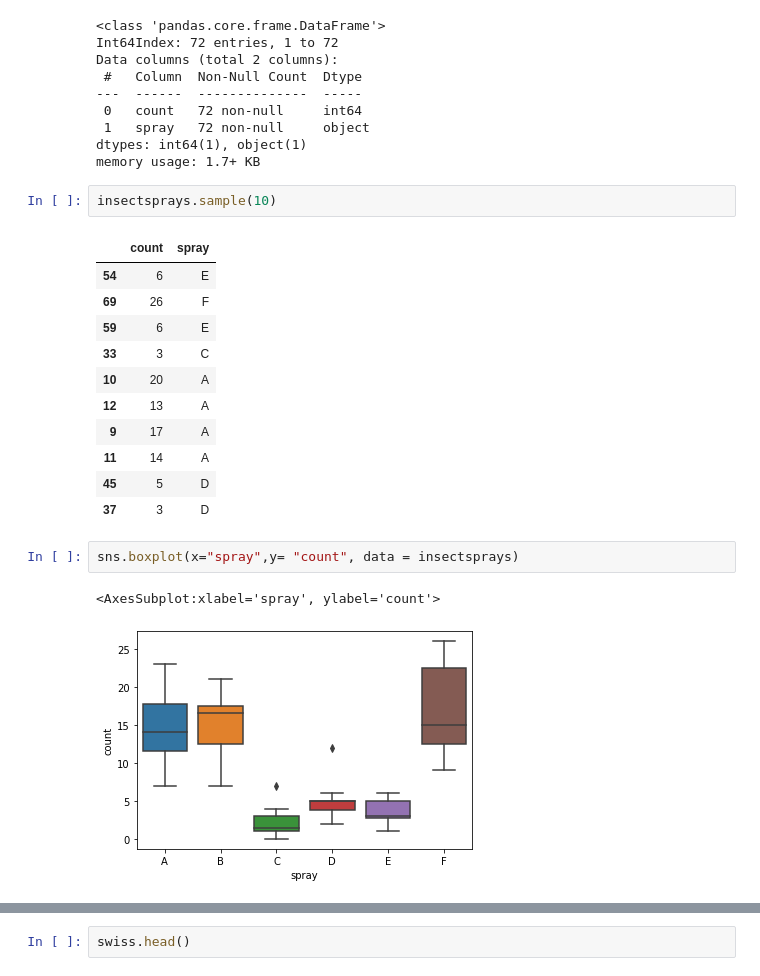
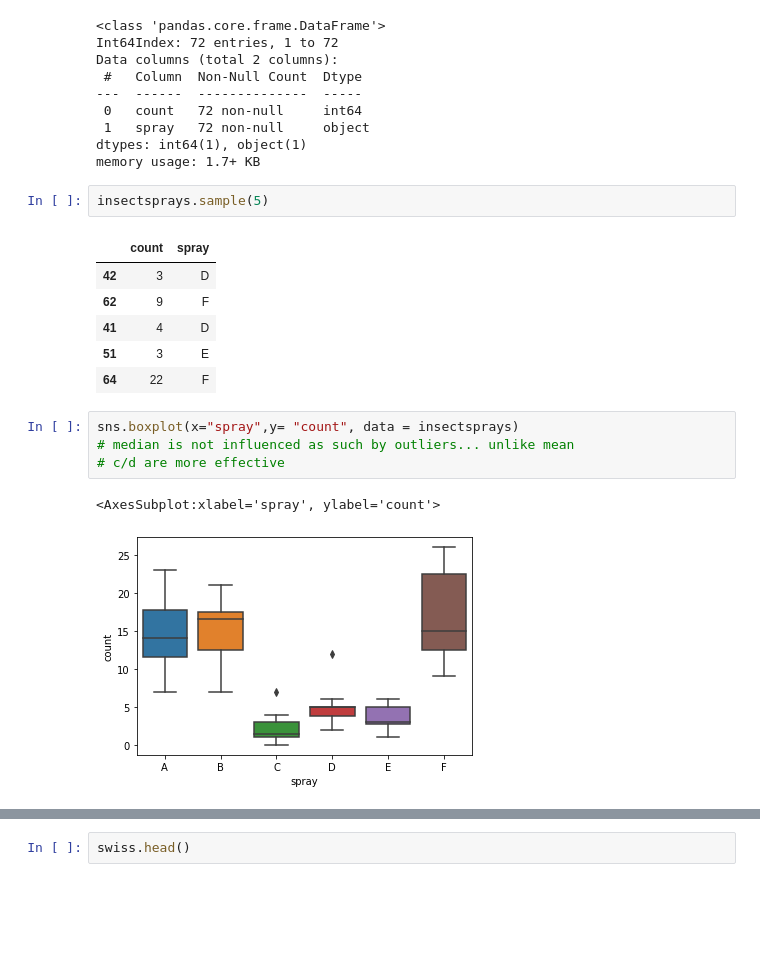
Before and after one commit to lincolnmuriithi11/numpy-pandas-visualization-exercises, a Jupyter notebook: seaborn_exercises.ipynb, the cells around one changed output, grey strips where cells are left out. Drawn from its saved outputs; the diff is of its cells as text; blank space fills up the shorter version.

```diff
--- a/seaborn_exercises.ipynb
+++ b/seaborn_exercises.ipynb
@@ -151,21 +169,18 @@ Data columns (total 2 columns):
 dtypes: int64(1), object(1)
 memory usage: 1.7+ KB
 # %%
-insectsprays.sample(10)
+insectsprays.sample(5)
 # %% [output]
 |  | count | spray |
-| 54 | 6 | E |
-| 69 | 26 | F |
-| 59 | 6 | E |
-| 33 | 3 | C |
-| 10 | 20 | A |
-| 12 | 13 | A |
-| 9 | 17 | A |
-| 11 | 14 | A |
-| 45 | 5 | D |
-| 37 | 3 | D |
+| 42 | 3 | D |
+| 62 | 9 | F |
+| 41 | 4 | D |
+| 51 | 3 | E |
+| 64 | 22 | F |
 # %%
 sns.boxplot(x="spray",y= "count", data = insectsprays)
+# median is not influenced as such by outliers... unlike mean
+# c/d are more effective
 # %% [output]
 <AxesSubplot:xlabel='spray', ylabel='count'>
 [figure]
```
Also changed, not shown: parts of 14 cells of this notebook.
